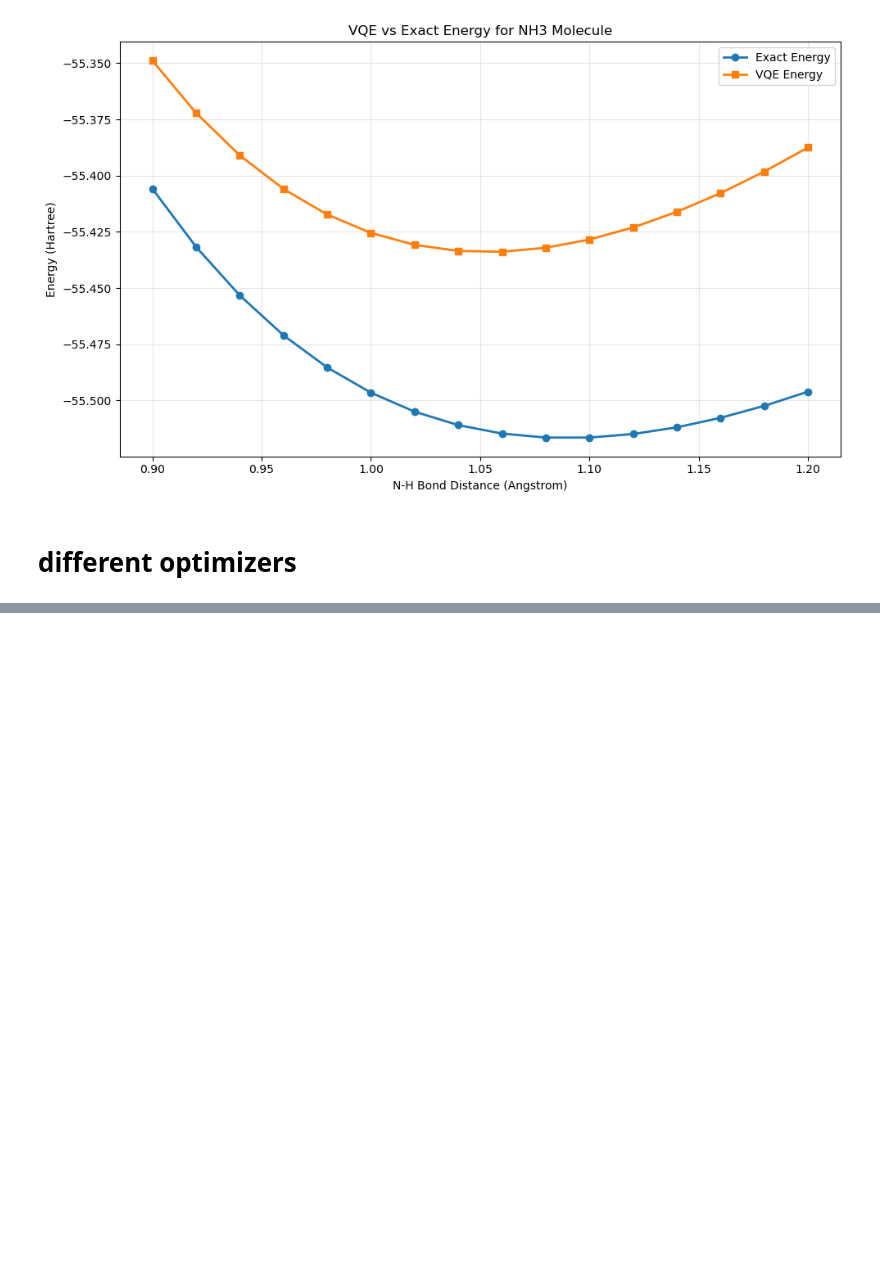
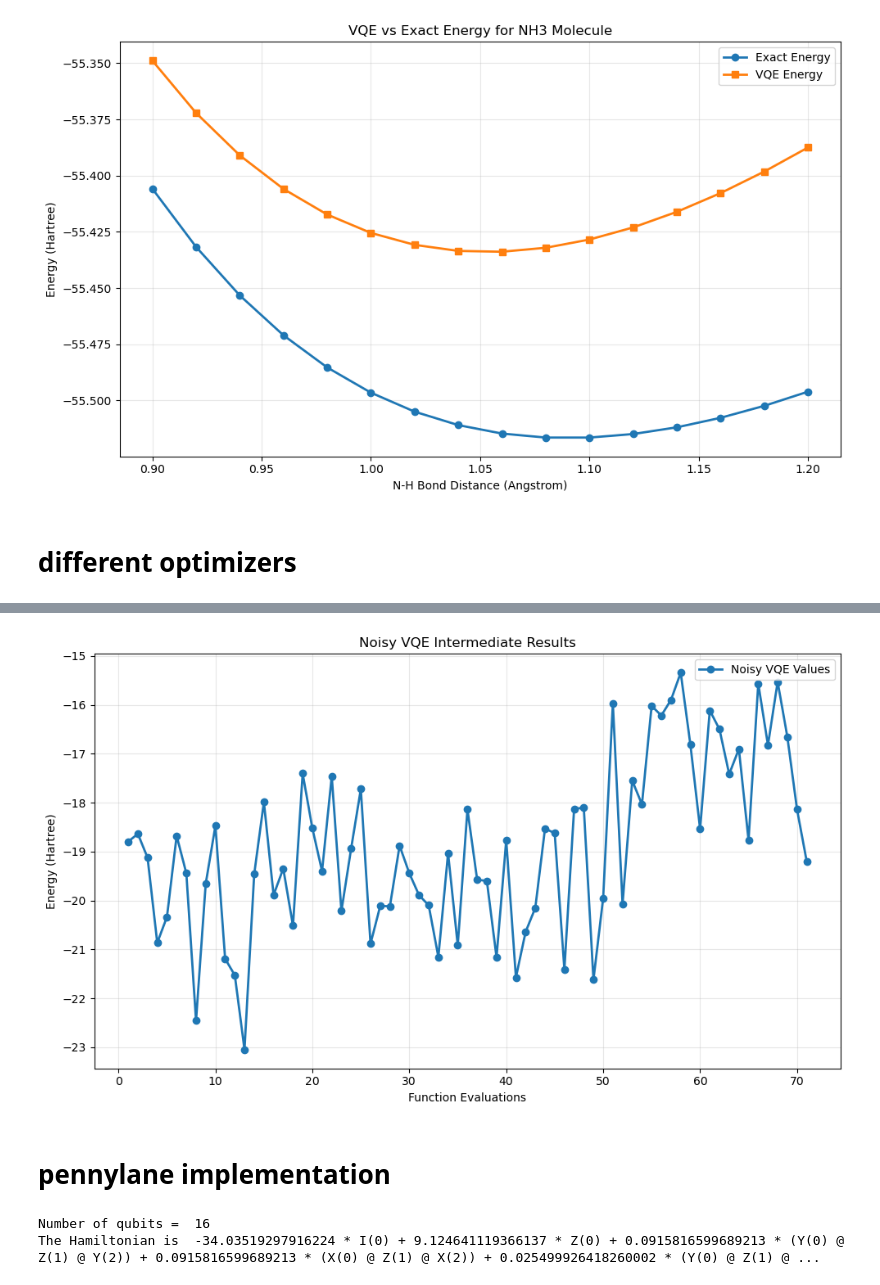
Before and after one commit to trama00/VQE-NH3, a Jupyter notebook: vqe-nh3.ipynb, the cells around one changed output, grey strips where cells are left out. Drawn from its saved outputs; the diff is of its cells as text; code cells hidden in the pictures; blank space fills up the shorter version.

Commit message:
pennylane implementation

```diff
--- a/vqe-nh3.ipynb
+++ b/vqe-nh3.ipynb
@@ -267,12 +280,7 @@ def load_vqe_results(filename, results_dir='results'):
     print(f"Ansatz: {computation_results['metadata']['ansatz']}")
     print(f"Optimizer: {computation_results['metadata']['optimizer']}")
 
-    # Handle backward compatibility - some old files might have 'vqe_calcs'
-    if 'vqe_calcs' in computation_results:
-        vqe_calcs = computation_results['vqe_calcs']
-        return computation_results, distances, exact_energies, vqe_energies, vqe_calcs
-    else:
-        return computation_results, distances, exact_energies, vqe_energies
+    return computation_results, distances, exact_energies, vqe_energies
 # %%
 def run_vqe_calculations(distances, ansatz='UCCSD', optimizer='SLSQP', maxiter=10, check_if_already_computed=True, filename=None, save_results=True, results_dir='results'):
     """
@@ -619,0 +851,22 @@ VQE calculations completed successfully!
+# %%
+# Test noisy VQE implementation
+ANSATZ = 'TwoLocal'
+OPTIMIZER = 'SPSA'
+SHOTS = 1
+
+# Use a smaller range for testing
+test_distances = np.array([1.0, 1.05, 1.1])  # Just a few points for testing
+
+filename_noisy = f'vqe_noisy_{ANSATZ}_{OPTIMIZER}_shots{SHOTS}.pkl'
+print(f"Testing noisy VQE with filename: {filename_noisy}")
+
+# Run noisy VQE calculations
+exact_energies_noisy, vqe_energies_noisy, results_noisy = run_vqe_calculations_noisy(
+    distances=test_distances,
+    ansatz=ANSATZ,
+    optimizer=OPTIMIZER,
+    shots=SHOTS,
+    filename=filename_noisy,
+    check_if_already_computed=False,
+    save_results=False
+)
@@ -619,0 +886,35 @@ VQE calculations completed successfully!
+# %%
+# Plot noisy VQE results intermediate
+
+counts = results_noisy['vqe_details'][0]['counts']
+values = results_noisy['vqe_details'][0]['values']
+#parameters = results_noisy['vqe_details'][0]['parameters']
+
+plt.figure(figsize=(10, 6))
+plt.plot(counts, values, 'o-', label="Noisy VQE Values", linewidth=2)
+plt.xlabel("Function Evaluations")
+plt.ylabel("Energy (Hartree)")
+plt.title("Noisy VQE Intermediate Results")
+plt.legend()
+plt.grid(True, alpha=0.3)
+plt.tight_layout()
+plt.show()
+# %% [output]
+[figure, added]
+# %% [markdown]
+# pennylane implementation
+# %%
+from jax import numpy as jnp
+import jax
+jax.config.update("jax_platform_name", "cpu")
+jax.config.update('jax_enable_x64', True)
+
+import pennylane as qml
+
+dataset = qml.data.load('qchem', molname="NH3")[0]
+NH3, qubits = dataset.hamiltonian, len(dataset.hamiltonian.wires)
+print("Number of qubits = ", qubits)
+print("The Hamiltonian is ", NH3)
+# %% [output]
+Number of qubits =  16
+The Hamiltonian is  -34.03519297916224 * I(0) + 9.124641119366137 * Z(0) + 0.0915816599689213 * (Y(0) @ Z(1) @ Y(2)) + 0.0915816599689213 * (X(0) @ Z(1) @ X(2)) + 0.025499926418260002 * (Y(0) @ Z(1) @ ...
```
Also changed, not shown: parts of 10 cells of this notebook, 2 other files.
